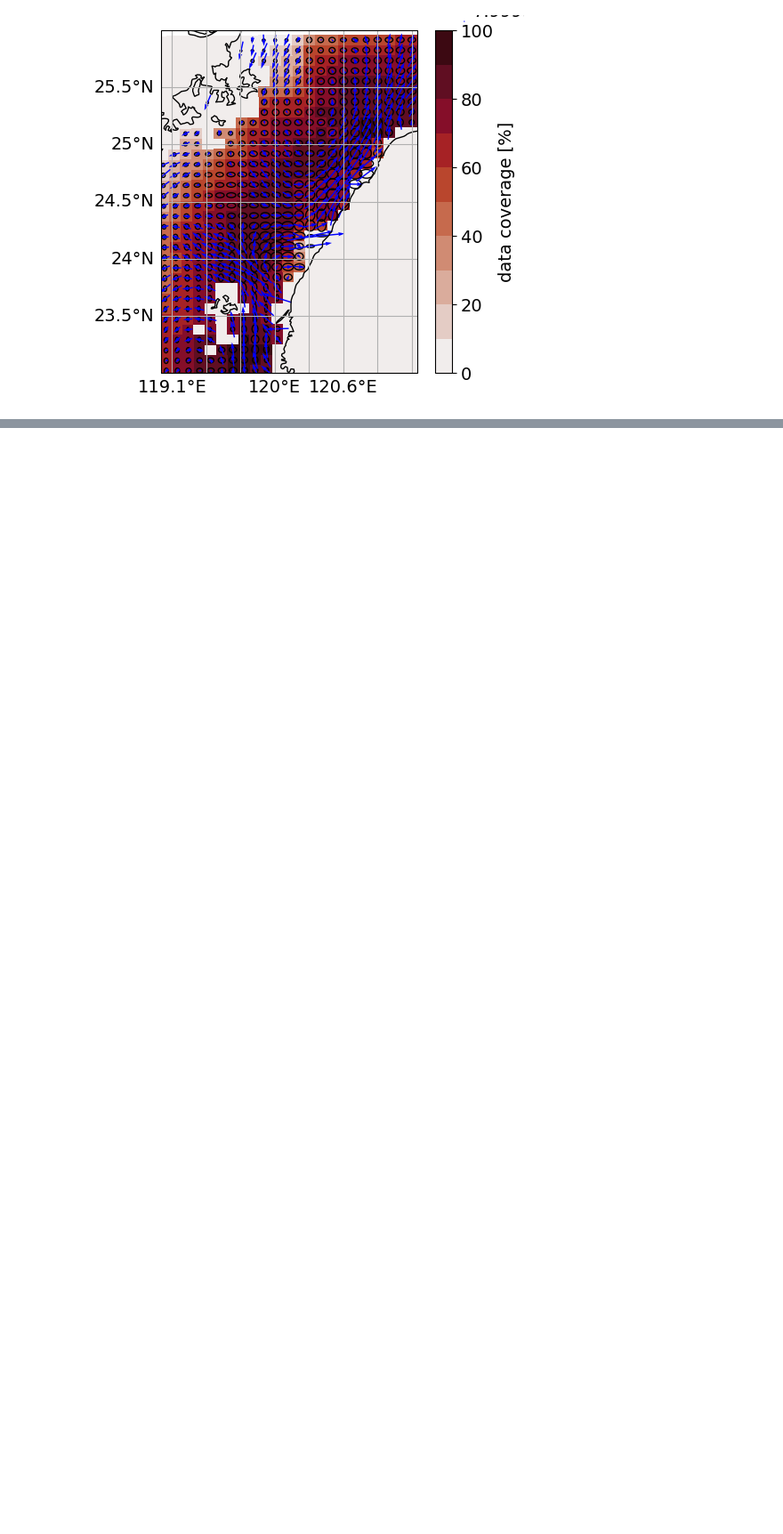
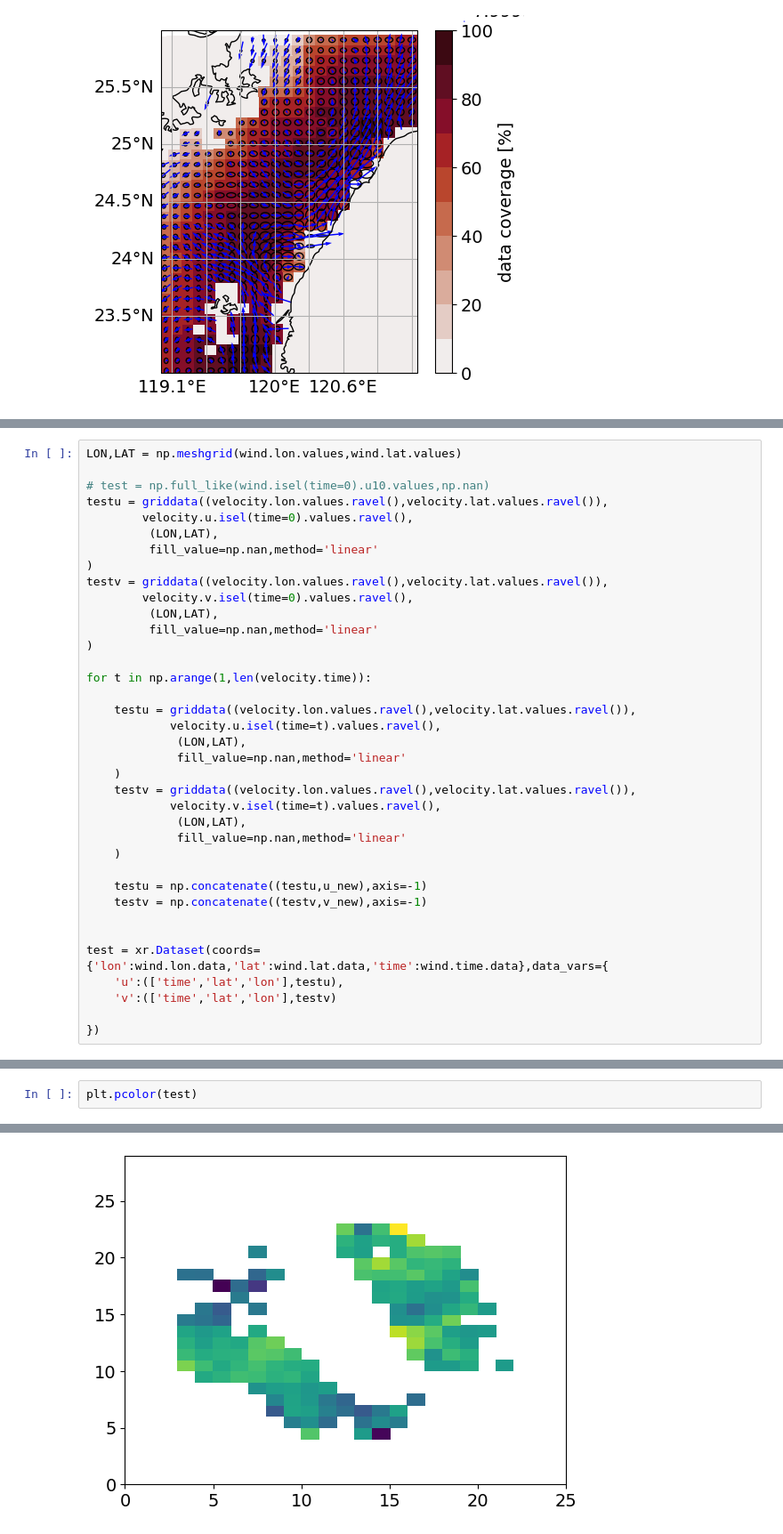
Before and after one commit to HendrikGro/TORI_Codar_Analysis, a Jupyter notebook: code/Code_TOROS.ipynb, the cells around one changed output, grey strips where cells are left out. Shown at 89% size. Cells and saved outputs as stored; diff of their text form; blank space fills up the shorter version.

```diff
--- a/code/Code_TOROS.ipynb
+++ b/code/Code_TOROS.ipynb
@@ -1219,0 +1250,37 @@ gl.top_labels=False
+# %%
+LON,LAT = np.meshgrid(wind.lon.values,wind.lat.values)
+
+# test = np.full_like(wind.isel(time=0).u10.values,np.nan)
+testu = griddata((velocity.lon.values.ravel(),velocity.lat.values.ravel()),
+        velocity.u.isel(time=0).values.ravel(),
+         (LON,LAT),
+         fill_value=np.nan,method='linear'
+)
+testv = griddata((velocity.lon.values.ravel(),velocity.lat.values.ravel()),
+        velocity.v.isel(time=0).values.ravel(),
+         (LON,LAT),
+         fill_value=np.nan,method='linear'
+)
+
+for t in np.arange(1,len(velocity.time)):
+
+    testu = griddata((velocity.lon.values.ravel(),velocity.lat.values.ravel()),
+            velocity.u.isel(time=t).values.ravel(),
+             (LON,LAT),
+             fill_value=np.nan,method='linear'
+    )
+    testv = griddata((velocity.lon.values.ravel(),velocity.lat.values.ravel()),
+            velocity.v.isel(time=t).values.ravel(),
+             (LON,LAT),
+             fill_value=np.nan,method='linear'
+    )
+
+    testu = np.concatenate((testu,u_new),axis=-1)
+    testv = np.concatenate((testv,v_new),axis=-1)
+
+
+test = xr.Dataset(coords={'lon':wind.lon.data,'lat':wind.lat.data,'time':wind.time.data},data_vars={
+    'u':(['time','lat','lon'],testu),
+    'v':(['time','lat','lon'],testv)
+
+})
@@ -1219,0 +1302,3 @@ gl.top_labels=False
+# %%
+plt.pcolor(test)
+# %% [output]
@@ -1219,0 +1306 @@ gl.top_labels=False
+[figure, added]
```
Also changed, not shown: parts of 11 cells of this notebook.
